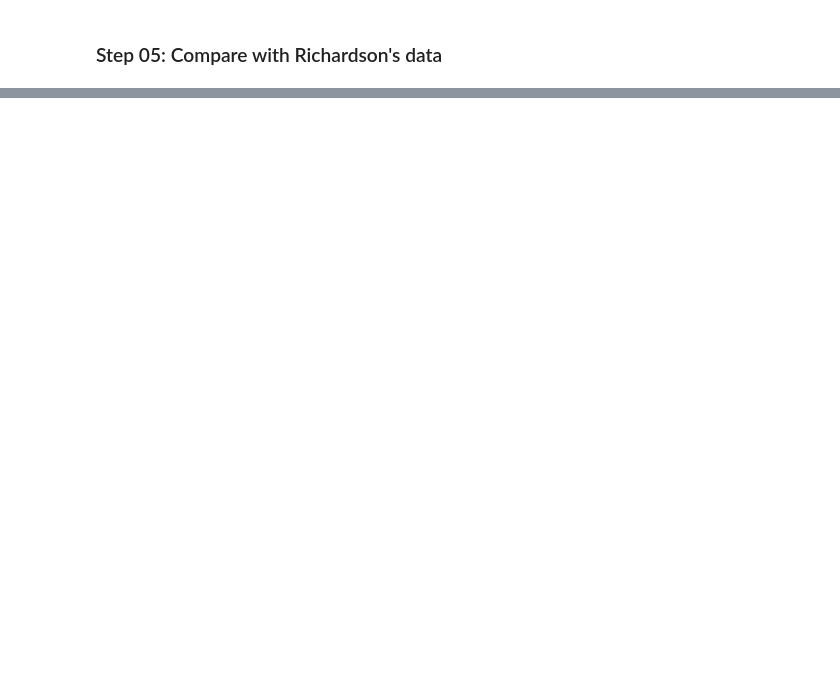
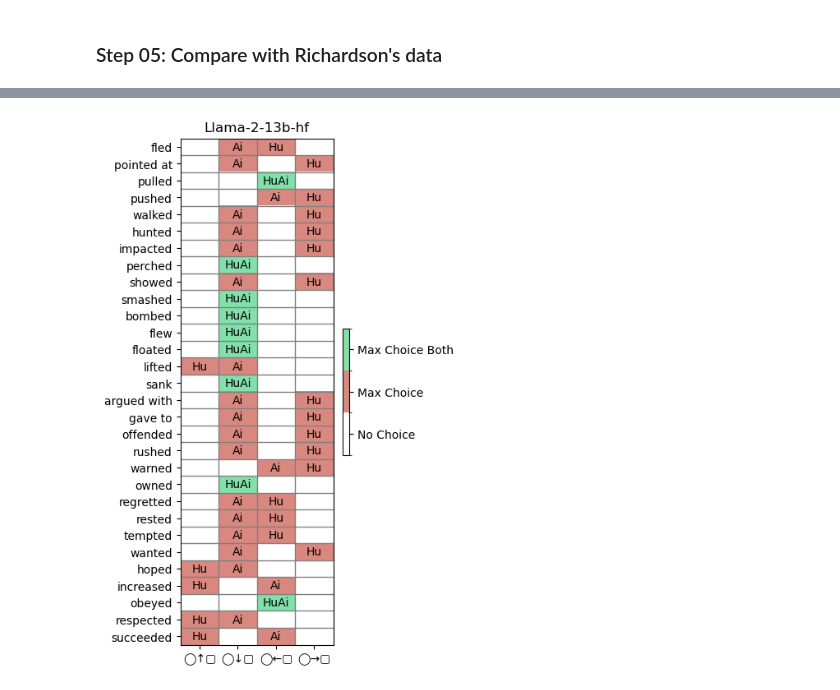
Before and after one commit to PhilWicke/Image-Schemas-in-LLMs, a Jupyter notebook: src/experiment_01/textual_models.ipynb, the cells around one changed output, grey strips where cells are left out. Saved outputs shown, nothing was run; the diff lists cells and outputs as text; code cells hidden in the pictures; blank space fills up the shorter version.

```diff
--- a/src/experiment_01/textual_models.ipynb
+++ b/src/experiment_01/textual_models.ipynb
@@ -130,7 +130,7 @@ subprocess.run(["huggingface-cli", "login", "--token", hf_key])
 
 server_model_path = "/mounts/data/corp/huggingface/"
 model_type = "meta-llama"
-model_name = "Llama-2-70b-hf"
+model_name = "Llama-2-13b-hf"
 # %% [output]
 Token will not been saved to git credential helper. Pass `add_to_git_credential=True` if you want to set the git credential as well.
 Token is valid (permission: read).
@@ -357,10 +356,16 @@ warned [0, 0, 1, 0]
 # %% [markdown]
 ### Step 05: Compare with Richardson's data
 # %%
+richardson_categorial = dict()
+
 # binarize richardson's data
 with open("results/exp01_richardson_categorial.txt", "w") as f_out:
     f_out.write("Action\tC:◯↑▢\tD:◯↓▢\tB:◯←▢\tA:◯→▢\n")
     for k, v in richardson_data.items():
+        if k == 0:
+            continue
         vals = [0,0,0,0]
         vals[v.index(max(v))] = 1
         f_out.write(k+"\t"+"\t".join([str(x) for x in vals])+"\n")
+
+        richardson_categorial[k] = vals
@@ -366,0 +423,69 @@ with open("results/exp01_richardson_categorial.txt", "w") as f_out:
+# %%
+import matplotlib.pyplot as plt
+
+# Example data (replace this with your actual dictionaries)
+dict1 = richardson_categorial
+
+dict2 = model_choices
+
+# Create an empty matrix to store the sums
+matrix = np.zeros((30, 4), dtype=int)
+
+# Iterate through the keys in both dictionaries and calculate the sums
+for i, key in enumerate(dict1.keys()):
+    values1 = dict1[key]
+    values2 = dict2[key]
+    sum_values = [x + y for x, y in zip(values1, values2)]
+    matrix[i] = sum_values
+
+
+# Set up the color map for the plot
+cmap = plt.cm.colors.ListedColormap(['white', '#D98880', '#82E0AA'])
+bounds = [0, 1, 2, 3]  # Values correspond to colors: 0 (white), 1 (red), 2 (green)
+norm = plt.cm.colors.BoundaryNorm(bounds, cmap.N)
+
+# Create the plot and set the size
+plt.figure(figsize=(3, 8))  # Adjust the size as needed
+
+# Create the plot
+plt.imshow(matrix, interpolation='nearest', cmap=cmap, norm=norm, aspect='auto')
+
+# Set the row labels as the keys of the dictionaries
+plt.yticks(np.arange(len(dict1)), dict1.keys())
+
+# Set the column labels (optional)
+plt.xticks(np.arange(4), ["◯↑▢","◯↓▢","◯←▢","◯→▢"])
+
+plt.title(model_name)
+
+# Add horizontal and vertical lines to create the grid between colored boxes
+for i in range(matrix.shape[0] - 1):
+    plt.hlines(i + 0.5, -0.5, matrix.shape[1] - 0.5, color='grey', linewidth=1)
+
+for j in range(matrix.shape[1] - 1):
+    plt.vlines(j + 0.5, -0.5, matrix.shape[0] - 0.5, color='grey', linewidth=1)
+
+
+# Show the color bar
+cbar = plt.colorbar(shrink=0.25)
+cbar.set_ticks([0.5, 1.5, 2.5])
+cbar.set_ticklabels(['No Choice', 'Max Choice', 'Max Choice Both'])
+
+
+# Add text annotations for custom labels "Hu" and "Ai"
+for i in range(matrix.shape[0]):
+    for j in range(matrix.shape[1]):
+        value = matrix[i, j]
+        if value == 1:
+            if dict1[list(dict1.keys())[i]][j] == 1:
+                plt.text(j, i, 'Hu', ha='center', va='center', fontsize=10, color='black')
+            else:
+                plt.text(j, i, 'Ai', ha='center', va='center', fontsize=10, color='black')
+        elif value == 2:
+            plt.text(j, i, 'HuAi', ha='center', va='center', fontsize=10, color='black')
+
+
+# Display the plot
+plt.show()
+# %% [output]
+[figure, added]
```
Also changed, not shown: parts of 7 cells of this notebook, 2 other files.
